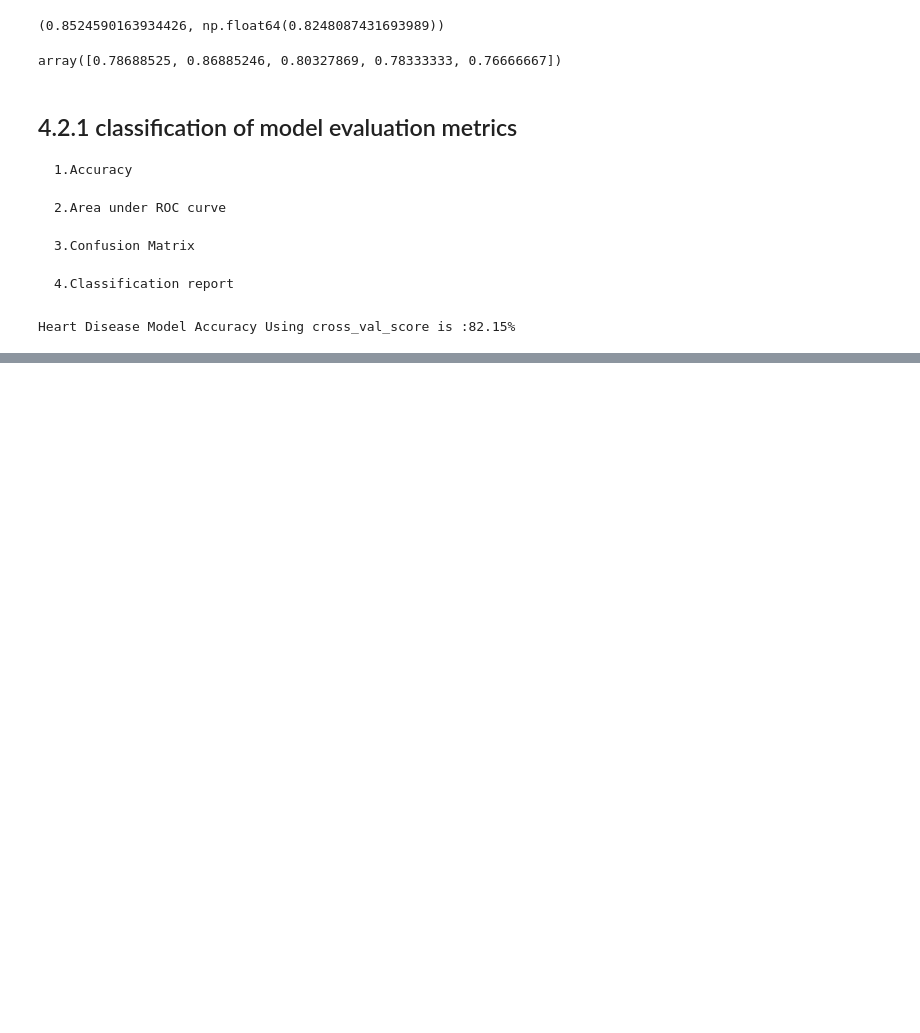
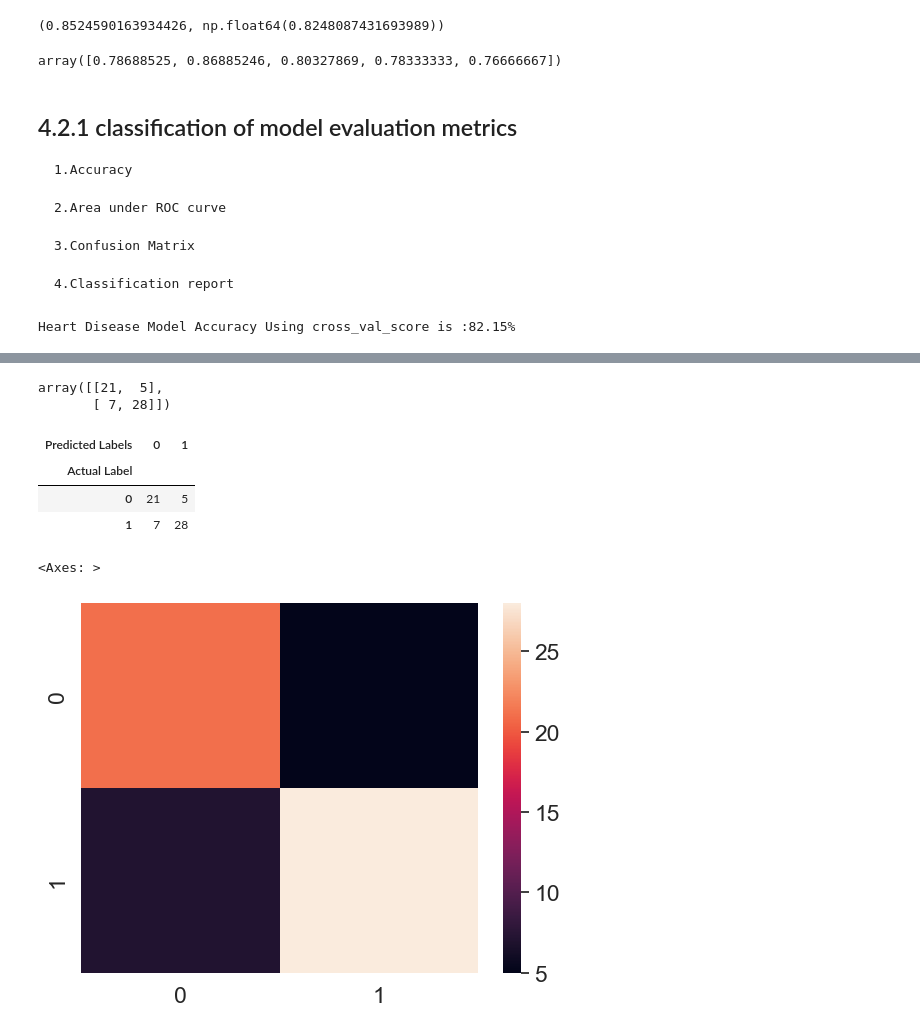
Before and after one commit to Dharshansk16/Machine-Learning-Data-Modelling-, a Jupyter notebook: Scikit_Learn/Introduction_to_scikit-learn.ipynb, the cells around one changed output, grey strips where cells are left out. Drawn from its saved outputs; the diff is of its cells as text; code cells hidden in the pictures; blank space fills up the shorter version.

```diff
--- a/Scikit_Learn/Introduction_to_scikit-learn.ipynb
+++ b/Scikit_Learn/Introduction_to_scikit-learn.ipynb
@@ -932,0 +1029,38 @@ Heart Disease Model Accuracy Using cross_val_score is :82.15%
+# %%
+from sklearn.metrics import confusion_matrix
+
+y_preds = clf.predict(X_test)
+
+confusion_matrix(Y_test, y_preds)
+# %% [output]
+array([[21,  5],
+       [ 7, 28]])
+# %%
+# Visualize confusion matrix with pd.crosstab()
+
+pd.crosstab(Y_test , y_preds , rownames=["Actual Label"], colnames=["Predicted Labels"])
+
+#We can see from below that there are TNR-21 , FNR-7 ,TPR-28 , FPR-5
+#We can also observe that the true diagonal elements are values that the model predicted correctly
+#And the other diagonal is where the model got confused
+#Sum of the all the values is same as the len(y_preds)
+# %% [output]
+| Predicted Labels | 0 | 1 |
+| Actual Label |  |  |
+| 0 | 21 | 5 |
+| 1 | 7 | 28 |
+# %%
+#Make our confusion matrix more with seaborn's heatmap()
+import seaborn as sns
+
+#Set the font-scale
+sns.set_theme(font_scale=1.5)
+
+#Create a confusion matrix
+con_mat  = confusion_matrix(Y_test, y_preds)
+
+#Plot it using SeaBorn
+sns.heatmap(con_mat)
+# %% [output]
+<Axes: >
+[figure, added]
```
Also changed, not shown: parts of 24 cells of this notebook, 1 other file.
